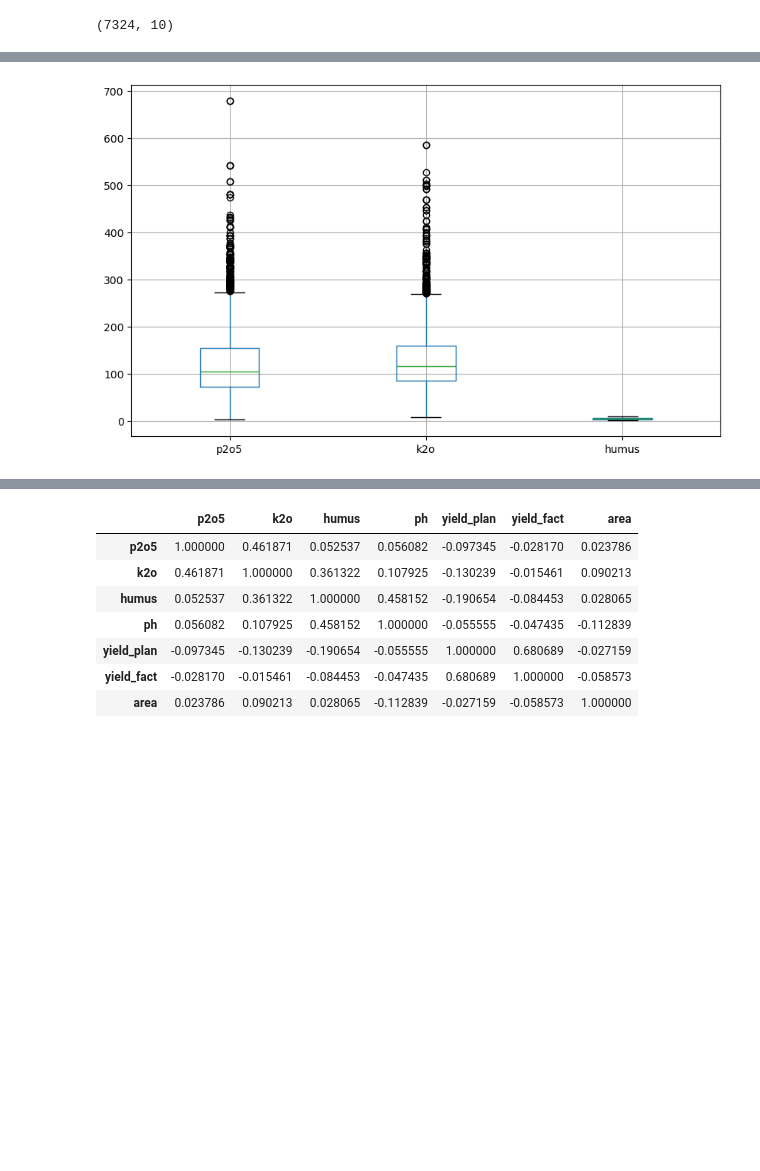
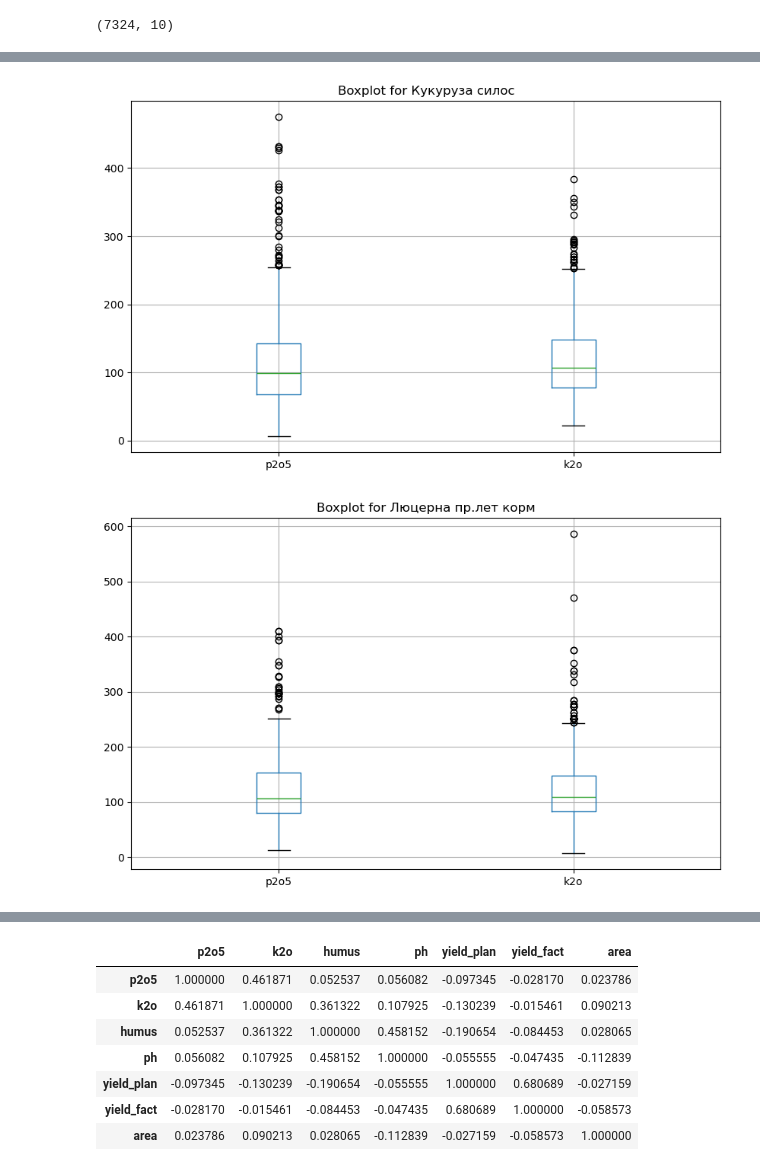
Before and after one commit to VladSunny/DANO_EKONIVA, a Jupyter notebook: notebooks/searchForHypotheses.ipynb, the cells around one changed output, grey strips where cells are left out. Saved outputs shown, nothing was run; the diff lists cells and outputs as text; code cells hidden in the pictures; blank space fills up the shorter version.

Commit message:
top crops

```diff
--- a/notebooks/searchForHypotheses.ipynb
+++ b/notebooks/searchForHypotheses.ipynb
@@ -85,3 +85,7 @@ df.head()
 | 4 | 2023 | 22.47.01.004.00 | 166.60 | 147.9 | 5.60 | 5.40 | Оз.пшеница мягкая | 3.8 | 1.564815 | 19.973333 |
 | 7 | 2023 | 22.47.01.006.02 | 194.70 | 195.9 | 4.00 | 5.15 | Оз.пшеница мягкая | 3.8 | 2.098889 | 7.036667 |
 | 9 | 2023 | 22.47.01.007.02 | 184.20 | 171.4 | 4.40 | 5.05 | Оз.пшеница мягкая | 3.8 | 2.251429 | 12.221429 |
+# %%
+top_crops = df['crop'].value_counts().head(5).index.to_list()
+
+top_crops
@@ -100,7 +110,8 @@ def remove_outliers_iqr(df, column, k = 1.5):
     upper_bound = Q3 + k * IQR
     return df[(df[column] >= lower_bound) & (df[column] <= upper_bound)]
 # %%
-df.boxplot(column=['yield_plan', 'yield_fact'], figsize=(10, 6))
-
-plt.show()
+for crop in top_crops:
+    df[df['crop'] == crop].boxplot(column=['yield_plan', 'yield_fact'], figsize=(10, 6))
+    plt.title(f'Boxplot for {crop}')
+    plt.show()
 # %% [output]
@@ -108,7 +123,8 @@ plt.show()
 # %%
 cleaned_df = remove_outliers_iqr(df, 'yield_fact', k=1.5)
 
-cleaned_df.boxplot(column=['yield_plan', 'yield_fact'], figsize=(10, 6))
-
-plt.show()
+for crop in top_crops:
+    cleaned_df[cleaned_df['crop'] == crop].boxplot(column=['yield_plan', 'yield_fact'], figsize=(10, 6))
+    plt.title(f'Boxplot for {crop}')
+    plt.show()
 # %% [output]
@@ -116,5 +136,8 @@ plt.show()
 # %%
-cleaned_df.boxplot(column=['p2o5', 'k2o', 'humus'], figsize=(10, 6))
-plt.show()
+for crop in top_crops:
+    cleaned_df[cleaned_df['crop'] == crop].boxplot(column=['p2o5', 'k2o'], figsize=(10, 6))
+    plt.title(f'Boxplot for {crop}')
+    plt.show()
 # %% [output]
-[figure, old version]
+[figure, new version]
+[figure, added]
```
Also changed, not shown: parts of 5 cells of this notebook.
